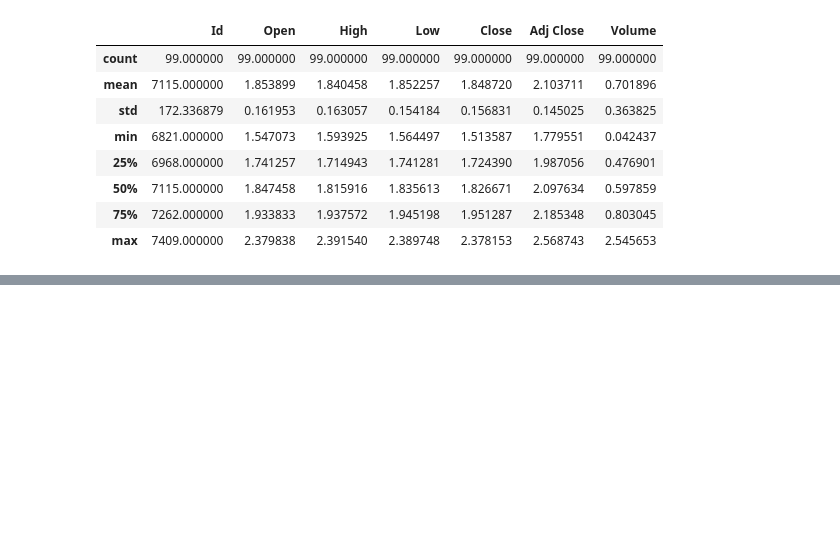
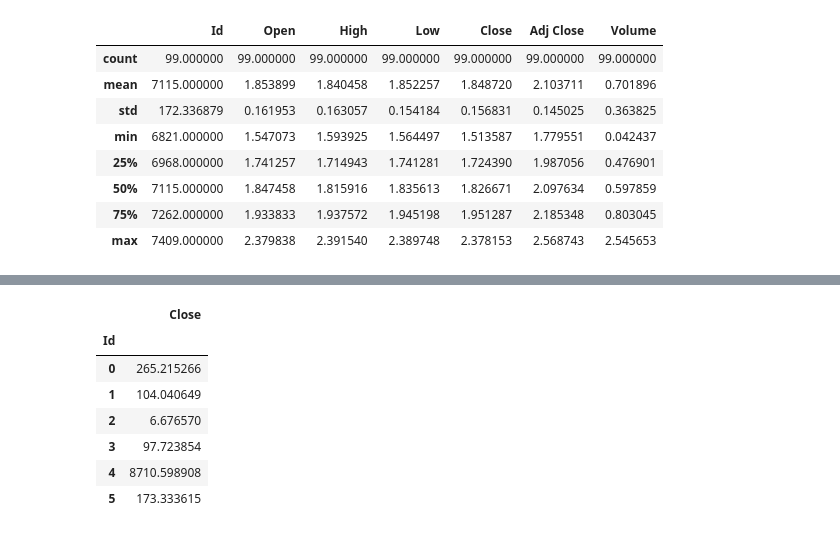
Before and after one commit to AlazarG19/Mosaic-Close-Price-Prediction-Kaggle-Competition, a Jupyter notebook: m24-cpp-eda-kernelridge-regressor.ipynb, the cells around one changed output, grey strips where cells are left out. Cells and saved outputs as stored; diff of their text form; code cells hidden in the pictures; blank space fills up the shorter version.

Commit message:
model building

```diff
--- a/m24-cpp-eda-kernelridge-regressor.ipynb
+++ b/m24-cpp-eda-kernelridge-regressor.ipynb
@@ -137,0 +243,27 @@ rescaled_train_df_5[-100:-1].describe()
+# %%
+forward=len(test_df)//6
+forward
+
+past_0=y_0[-lookback:].reshape(1,-1)[0]
+predict_0=predict(forward,past_0,model_0,growth_rate_0)
+results_0=reformat_predictions(predict_0,train_df_0)
+
+past_1=y_1[-lookback:].reshape(1,-1)[0]
+predict_1=predict(forward,past_1,model_1,growth_rate_1)
+results_1=reformat_predictions(predict_1,train_df_1)
+
+past_2=y_2[-lookback:].reshape(1,-1)[0]
+predict_2=predict(forward,past_2,model_2,growth_rate_2)
+results_2=reformat_predictions(predict_2,train_df_2)
+
+past_3=y_3[-lookback:].reshape(1,-1)[0]
+predict_3=predict(forward,past_3,model_3,growth_rate_3)
+results_3=reformat_predictions(predict_3,train_df_3)
+
+past_4=y_4[-lookback:].reshape(1,-1)[0]
+predict_4=predict(forward,past_4,model_4,growth_rate_4)
+results_4=reformat_predictions(predict_4,train_df_4)
+
+past_5=y_5[-lookback:].reshape(1,-1)[0]
+predict_5=predict(forward,past_5,model_5,growth_rate_5)
+results_5=reformat_predictions(predict_5,train_df_5)
@@ -137,0 +279,16 @@ rescaled_train_df_5[-100:-1].describe()
+# %%
+# Convert predictions to DataFrame
+predictions_df = pd.DataFrame(l, columns=['Close'])
+predictions_df.index.name = 'Id'
+# Save predictions to CSV
+predictions_df.to_csv('submission.csv', index=True)
+predictions_df.head(6)
+# %% [output]
+|  | Close |
+| Id |  |
+| 0 | 265.215266 |
+| 1 | 104.040649 |
+| 2 | 6.676570 |
+| 3 | 97.723854 |
+| 4 | 8710.598908 |
+| 5 | 173.333615 |
```
Also changed, not shown: parts of 10 cells of this notebook.
